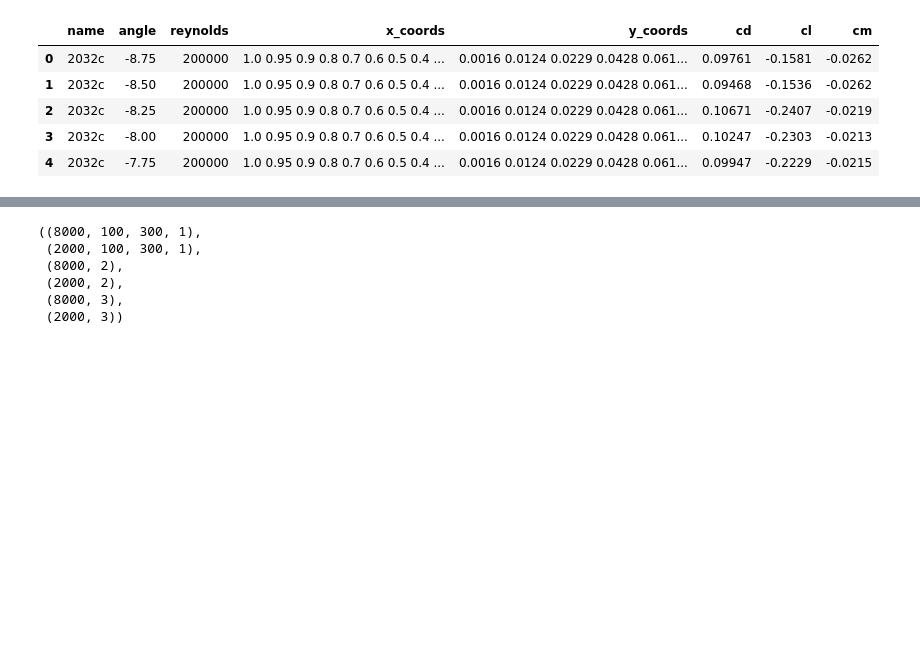
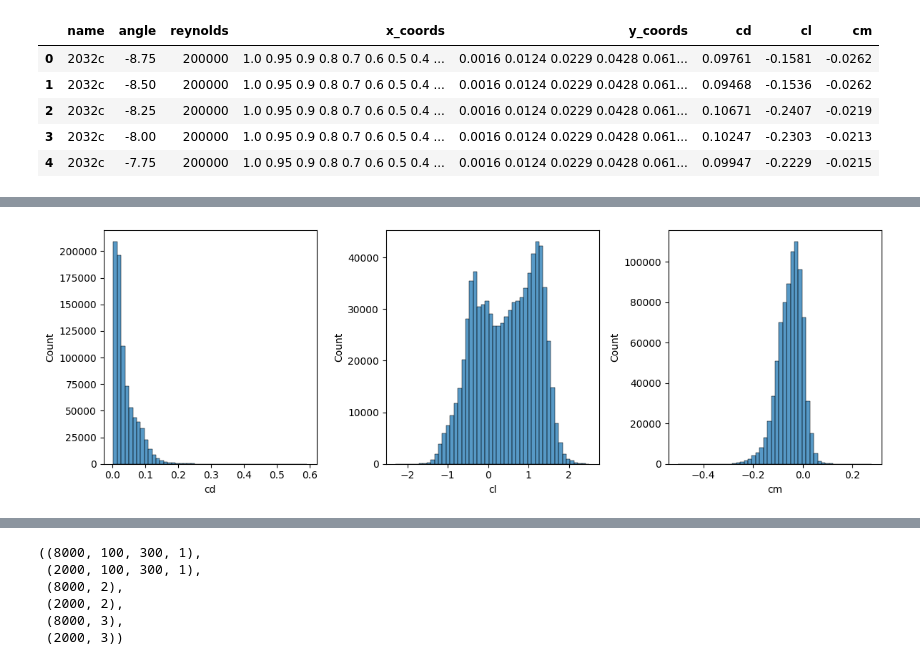
Before and after one commit to vicmcl/deeplearwing, a Jupyter notebook: deeplearwing/notebook/training.ipynb, the cells around one changed output, grey strips where cells are left out. Drawn from its saved outputs; the diff is of its cells as text; code cells hidden in the pictures; blank space fills up the shorter version.

```diff
--- a/deeplearwing/notebook/training.ipynb
+++ b/deeplearwing/notebook/training.ipynb
@@ -94,3 +132,18 @@ df.head()
 | 419227 | goe505 | 0.301887 | 0.000000 | [1.0, 0.94959, 0.89918, 0.7985, 0... | [0.0, 0.01784, 0.03568, 0.06537, ... | [0.4231140199793318, 0.3474135056... |
 | 132195 | npl9660 | 0.735849 | 0.157895 | [1.0, 0.997614, 0.990418, 0.9785,... | [0.0013, 0.001763, 0.002031, 0.00... | [0.07240785394419566, 0.706906722... |
 | 542560 | fx78k161 | 0.213836 | 0.473684 | [1.0, 0.99893, 0.99572, 0.99039, ... | [0.0, 0.00103, 0.00172, 0.00262, ... | [0.09951774026868758, 0.252596753... |
+# %%
+fig = plt.figure(figsize=(12, 4))
+
+fig.add_subplot(1, 3, 1)
+sns.histplot(df_csv['cd'], bins=50)
+
+fig.add_subplot(1, 3, 2)
+sns.histplot(df_csv['cl'], bins=50)
+
+fig.add_subplot(1, 3, 3)
+sns.histplot(df_csv['cm'], bins=50)
+
+plt.tight_layout()
+# %% [output]
+[figure, added]
```
Also changed, not shown: parts of 43 cells of this notebook.
